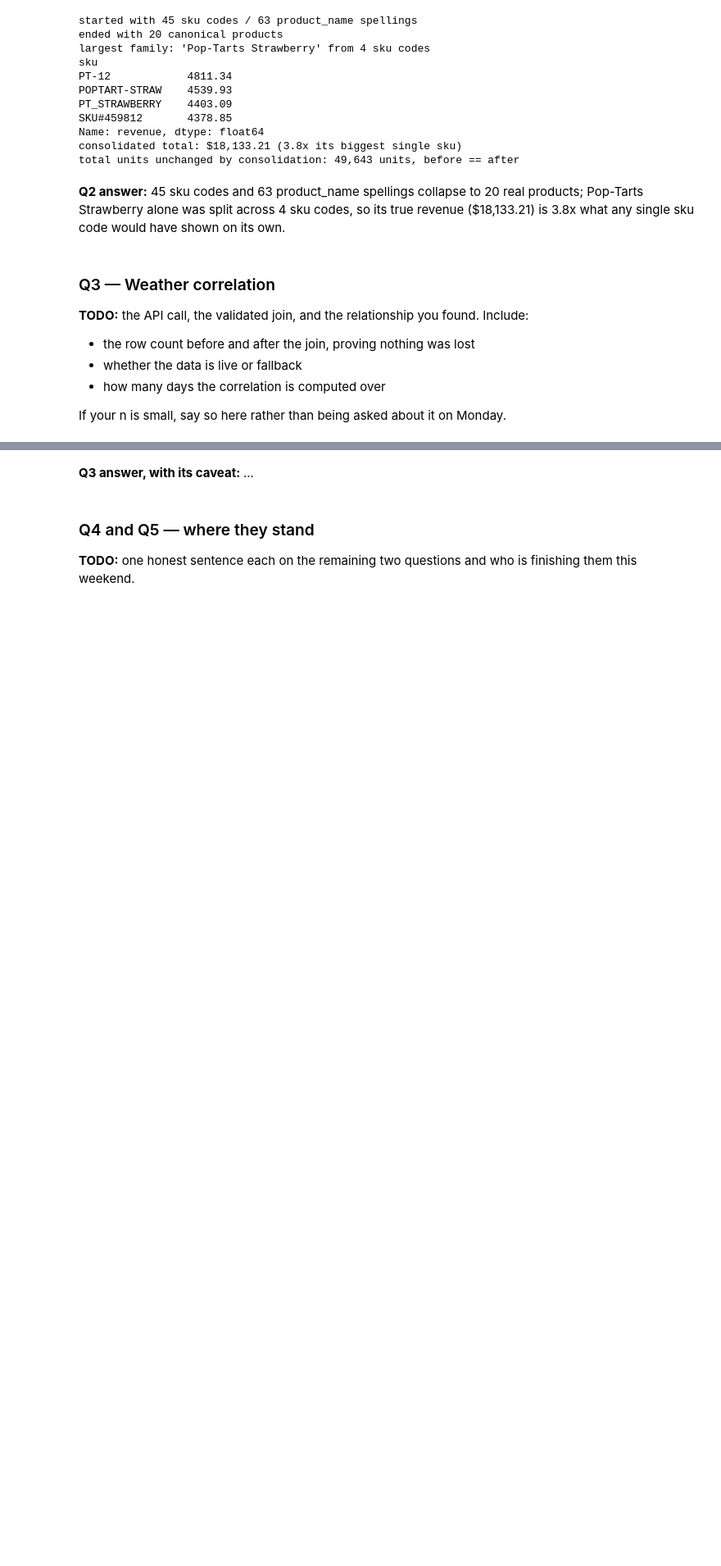
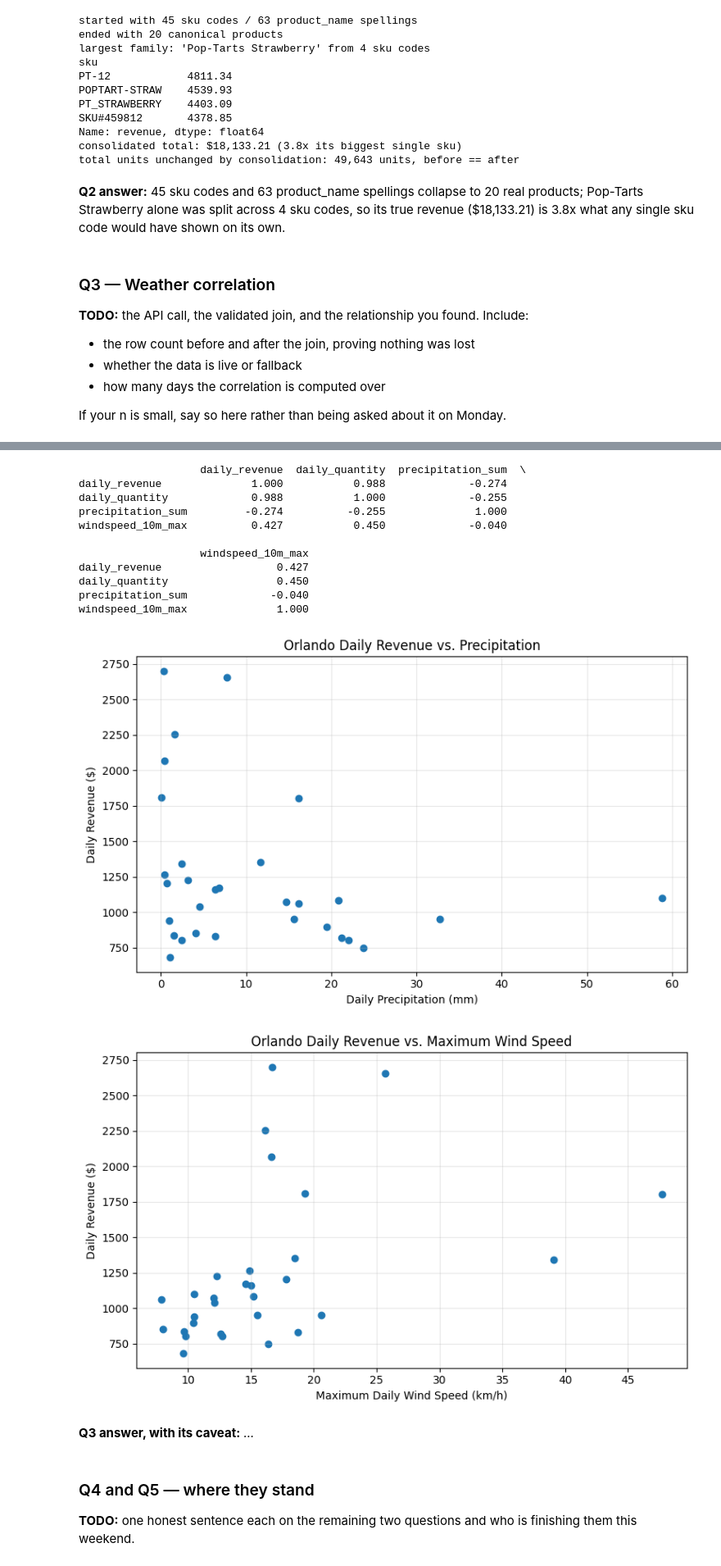
Before and after one commit to hershiaytoda/walmart-hurricane-project, a Jupyter notebook: notebooks/06-midterm-walmart/2026-10-30 — Midterm Progress — Lab.ipynb, the cells around one changed output, grey strips where cells are left out. Shown at 82% size. Cells and saved outputs as stored; diff of their text form; code cells hidden in the pictures; blank space fills up the shorter version.

```diff
--- a/notebooks/06-midterm-walmart/2026-10-30 — Midterm Progress — Lab.ipynb
+++ b/notebooks/06-midterm-walmart/2026-10-30 — Midterm Progress — Lab.ipynb
@@ -110,0 +444,18 @@ If your n is small, say so here rather than being asked about it on Monday.
+# %%
+# Get Orlando's coordinates from the store reference file
+orlando_location = stores[stores["store_id"] == "FL-239"].iloc[0]
+
+latitude = orlando_location["latitude"]
+longitude = orlando_location["longitude"]
+
+# Retrieve historical weather for September 2024
+weather = daily_weather(
+    start="2024-09-01",
+    end="2024-09-30",
+    lat=latitude,
+    lon=longitude
+)
+
+print("Weather rows:", len(weather))
+print("Weather source:", weather["source"].unique())
+print(weather.head())
@@ -111,3 +544,59 @@ If your n is small, say so here rather than being asked about it on Monday.
+# %%
+# Calculate correlations between daily sales and weather variables
+correlation_matrix = daily_analysis[
+    [
+        "daily_revenue",
+        "daily_quantity",
+        "precipitation_sum",
+        "windspeed_10m_max"
+    ]
+].corr()
+
+print(correlation_matrix.round(3))
+import matplotlib.pyplot as plt
+
+# Daily revenue vs. precipitation
+plt.figure(figsize=(8, 5))
+plt.scatter(
+    daily_analysis["precipitation_sum"],
+    daily_analysis["daily_revenue"]
+)
+
+plt.xlabel("Daily Precipitation (mm)")
+plt.ylabel("Daily Revenue ($)")
+plt.title("Orlando Daily Revenue vs. Precipitation")
+plt.grid(alpha=0.3)
+plt.tight_layout()
+plt.show()
+
+
+# Daily revenue vs. maximum wind speed
+plt.figure(figsize=(8, 5))
+plt.scatter(
+    daily_analysis["windspeed_10m_max"],
+    daily_analysis["daily_revenue"]
+)
+
+plt.xlabel("Maximum Daily Wind Speed (km/h)")
+plt.ylabel("Daily Revenue ($)")
+plt.title("Orlando Daily Revenue vs. Maximum Wind Speed")
+plt.grid(alpha=0.3)
+plt.tight_layout()
+plt.show()
+# %% [output]
+                   daily_revenue  daily_quantity  precipitation_sum  \
+daily_revenue              1.000           0.988             -0.274
+daily_quantity             0.988           1.000             -0.255
+precipitation_sum         -0.274          -0.255              1.000
+windspeed_10m_max          0.427           0.450             -0.040
+
+                   windspeed_10m_max
+daily_revenue                  0.427
+daily_quantity                 0.450
+precipitation_sum             -0.040
+windspeed_10m_max              1.000
+[figure, added]
+[figure, added]
 # %% [markdown]
 **Q3 answer, with its caveat:** _..._
 # %% [markdown]
```
Also changed, not shown: parts of 9 cells of this notebook.
